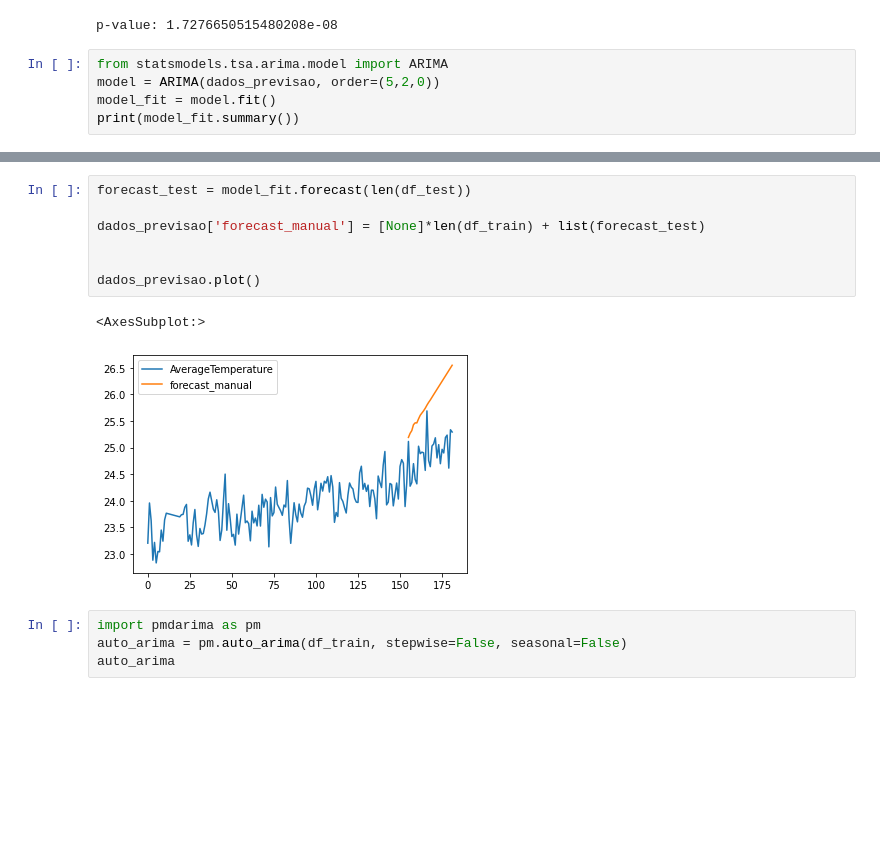
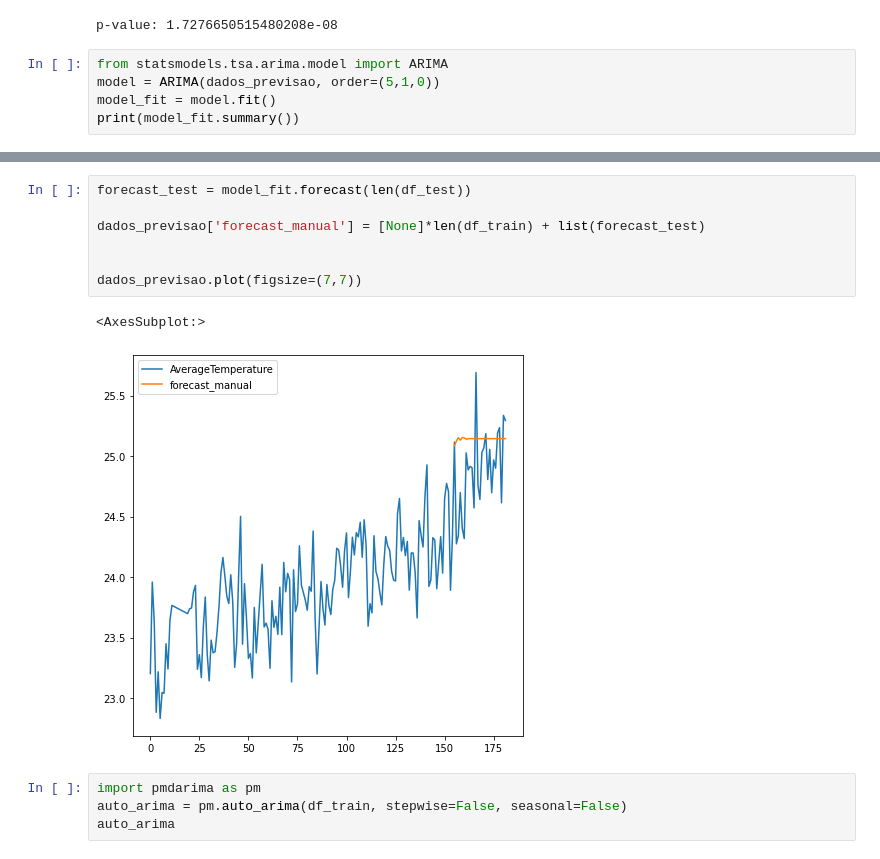
Before and after one commit to leonardovenan/santanderCoders3, a Jupyter notebook: Trabalho_final_states_arima.ipynb, the cells around one changed output, grey strips where cells are left out. Cells and saved outputs as stored; diff of their text form; blank space fills up the shorter version.

```diff
--- a/Trabalho_final_states_arima.ipynb
+++ b/Trabalho_final_states_arima.ipynb
@@ -113,7 +113,7 @@ print(f'p-value: {adf_test[1]}')
 p-value: 1.7276650515480208e-08
 # %%
 from statsmodels.tsa.arima.model import ARIMA
-model = ARIMA(dados_previsao, order=(5,2,0))
+model = ARIMA(dados_previsao, order=(5,1,0))
 model_fit = model.fit()
 print(model_fit.summary())
 # %% [output]
@@ -151,13 +151,13 @@ pacf_res = plot_pacf(residuals)
 # %%
 forecast_test = model_fit.forecast(len(df_test))
 
 dados_previsao['forecast_manual'] = [None]*len(df_train) + list(forecast_test)
 
 
-dados_previsao.plot()
+dados_previsao.plot(figsize=(7,7))
 # %% [output]
 <AxesSubplot:>
-[figure, old version]
+[figure, new version]
 # %%
 import pmdarima as pm
 auto_arima = pm.auto_arima(df_train, stepwise=False, seasonal=False)
```
Also changed, not shown: parts of 6 cells of this notebook.
